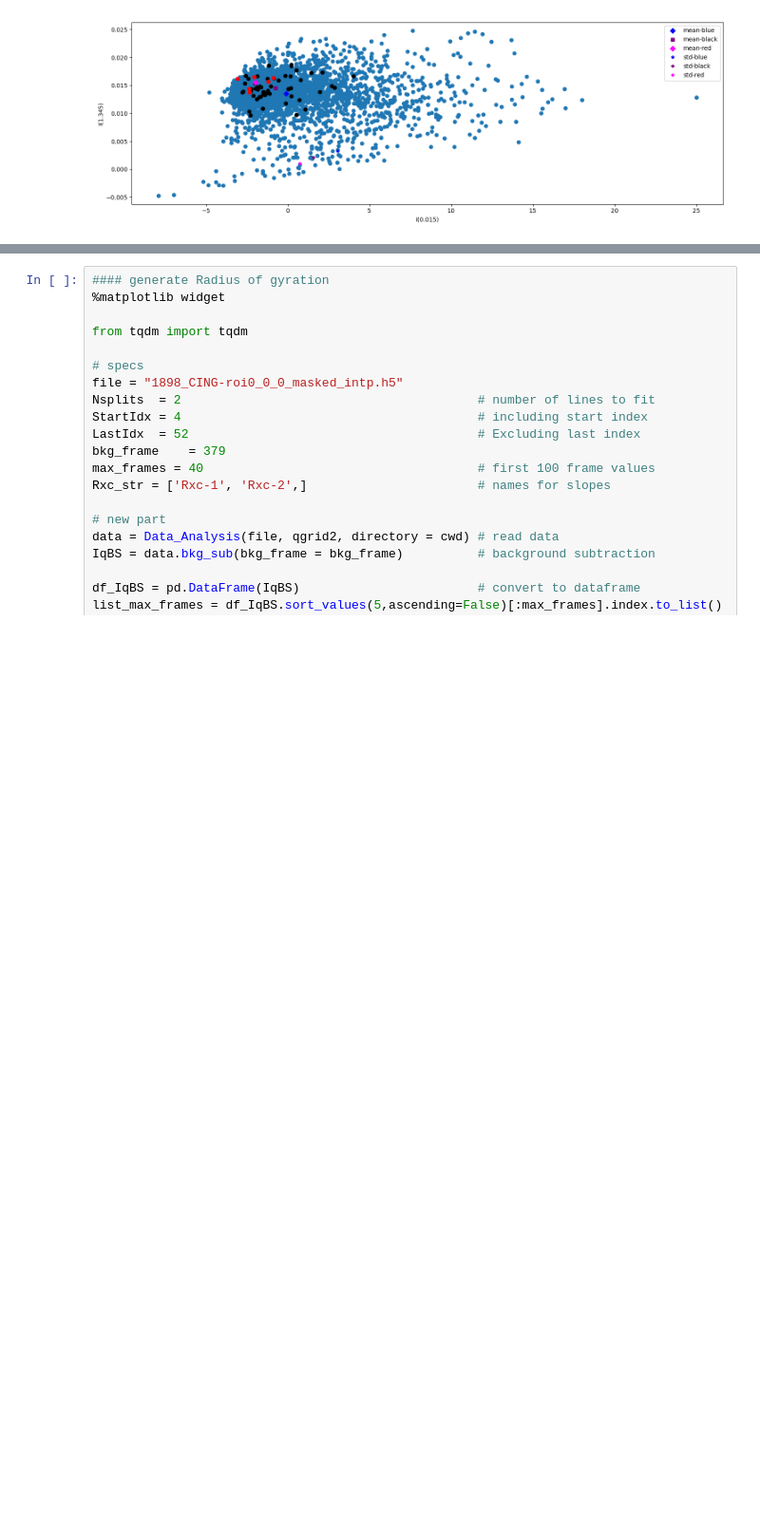
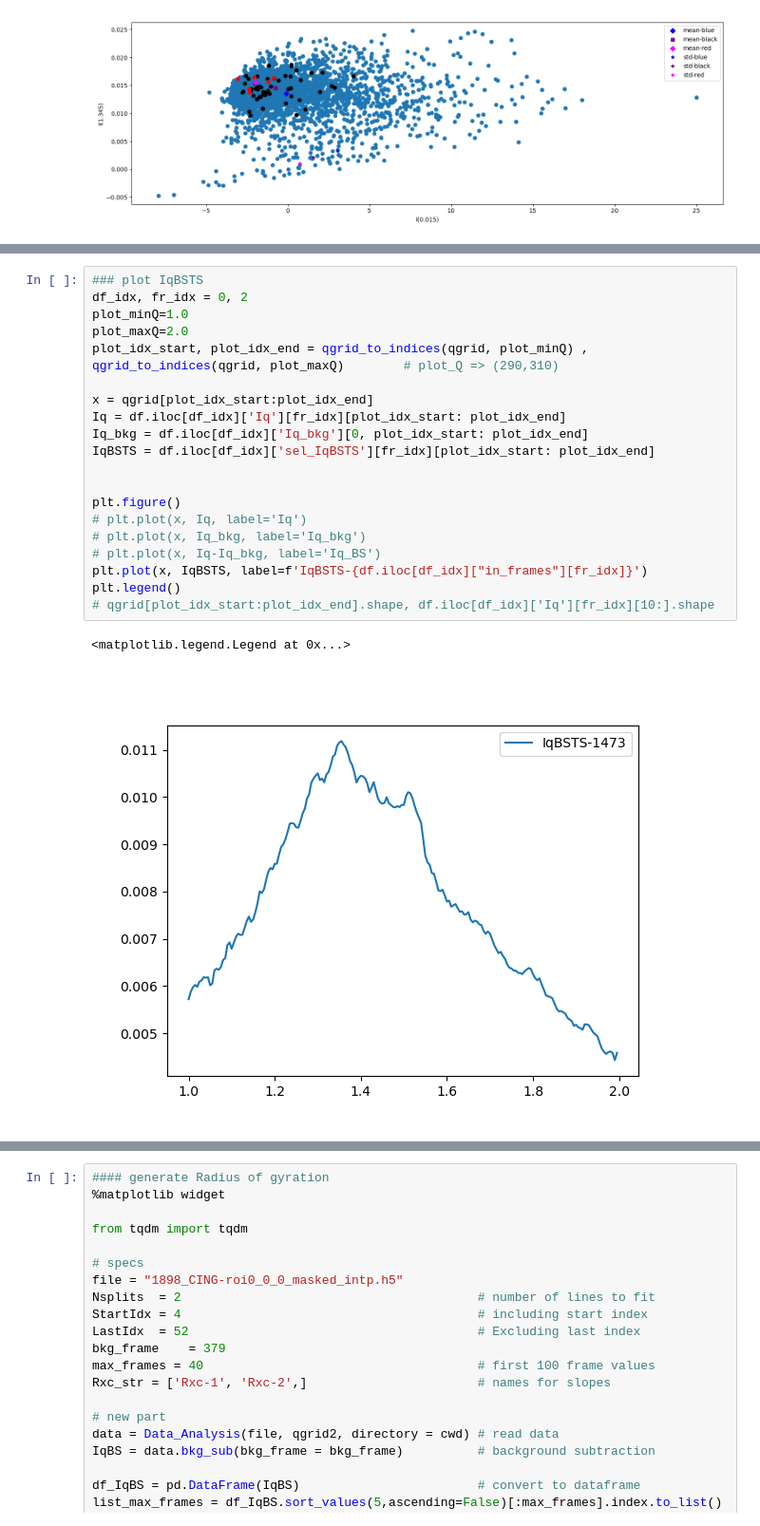
Before and after one commit to eeedinar/Alzheimers, a Jupyter notebook: bkg_Rg.ipynb, the cells around one changed output, grey strips where cells are left out. Shown at 95% size. Cells and saved outputs as stored; diff of their text form; blank space fills up the shorter version.

```diff
--- a/bkg_Rg.ipynb
+++ b/bkg_Rg.ipynb
@@ -663,0 +623,23 @@ finished in 100281.0 minutes and 25.640978041104972 seconds
+# %%
+### plot IqBSTS
+df_idx, fr_idx = 0, 2
+plot_minQ=1.0
+plot_maxQ=2.0
+plot_idx_start, plot_idx_end = qgrid_to_indices(qgrid, plot_minQ) , qgrid_to_indices(qgrid, plot_maxQ)        # plot_Q => (290,310)
+
+x = qgrid[plot_idx_start:plot_idx_end]
+Iq = df.iloc[df_idx]['Iq'][fr_idx][plot_idx_start: plot_idx_end]
+Iq_bkg = df.iloc[df_idx]['Iq_bkg'][0, plot_idx_start: plot_idx_end]
+IqBSTS = df.iloc[df_idx]['sel_IqBSTS'][fr_idx][plot_idx_start: plot_idx_end]
+
+
+plt.figure()
+# plt.plot(x, Iq, label='Iq')
+# plt.plot(x, Iq_bkg, label='Iq_bkg')
+# plt.plot(x, Iq-Iq_bkg, label='Iq_BS')
+plt.plot(x, IqBSTS, label=f'IqBSTS-{df.iloc[df_idx]["in_frames"][fr_idx]}')
+plt.legend()
+# qgrid[plot_idx_start:plot_idx_end].shape, df.iloc[df_idx]['Iq'][fr_idx][10:].shape
+# %% [output]
+<matplotlib.legend.Legend at 0x...>
+[figure, added]
```
Also changed, not shown: parts of 13 cells of this notebook, 4 other files.
